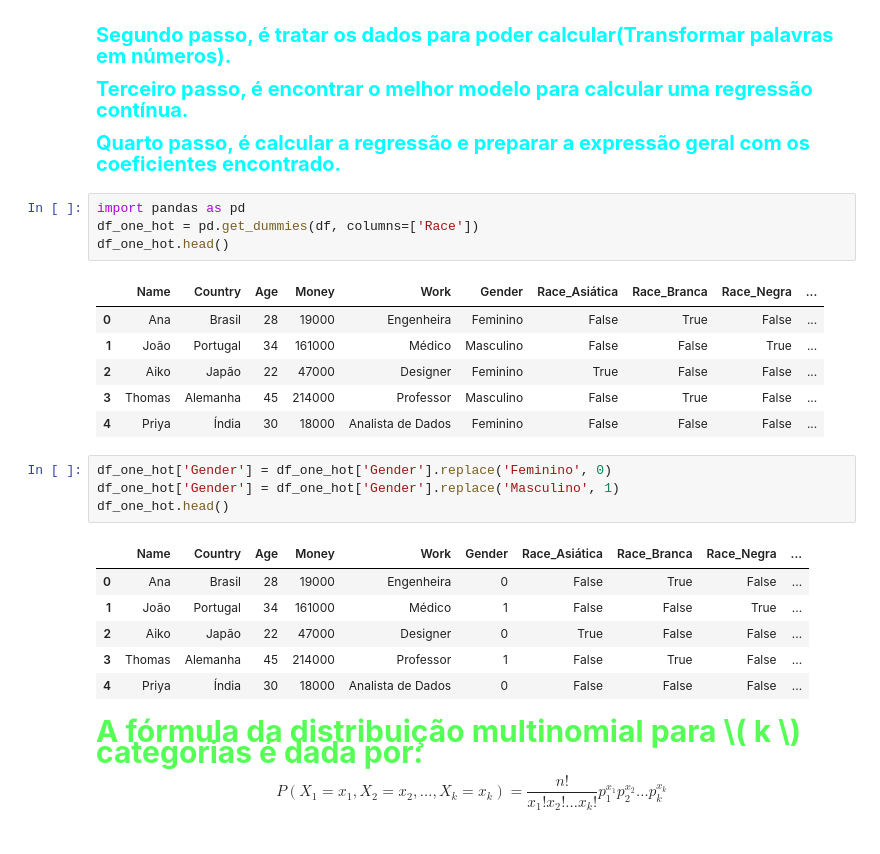
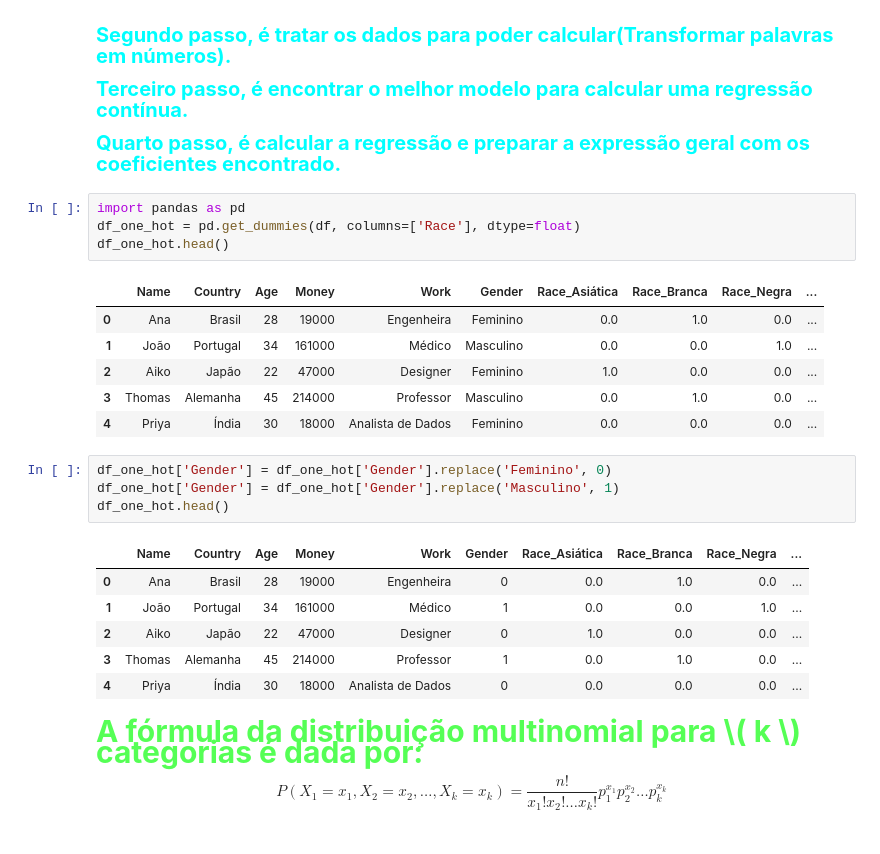
Before and after one commit to NagaoVictor/Tratamentos, a Jupyter notebook: Tratamentos.ipynb, the cells around one changed output. Drawn from its saved outputs; the diff is of its cells as text.

```diff
--- a/Tratamentos.ipynb
+++ b/Tratamentos.ipynb
@@ -298,26 +298,26 @@ sns.lmplot(x='Money', y='Age', data=df, hue='Work')
  </p>
 # %%
 import pandas as pd
-df_one_hot = pd.get_dummies(df, columns=['Race'])
+df_one_hot = pd.get_dummies(df, columns=['Race'], dtype=float)
 df_one_hot.head()
 # %% [output]
 |  | Name | Country | Age | Money | Work | Gender | Race_Asiática | Race_Branca | Race_Negra | ... |
-| 0 | Ana | Brasil | 28 | 19000 | Engenheira | Feminino | False | True | False | ... |
-| 1 | João | Portugal | 34 | 161000 | Médico | Masculino | False | False | True | ... |
-| 2 | Aiko | Japão | 22 | 47000 | Designer | Feminino | True | False | False | ... |
-| 3 | Thomas | Alemanha | 45 | 214000 | Professor | Masculino | False | True | False | ... |
-| 4 | Priya | Índia | 30 | 18000 | Analista de Dados | Feminino | False | False | False | ... |
+| 0 | Ana | Brasil | 28 | 19000 | Engenheira | Feminino | 0.0 | 1.0 | 0.0 | ... |
+| 1 | João | Portugal | 34 | 161000 | Médico | Masculino | 0.0 | 0.0 | 1.0 | ... |
+| 2 | Aiko | Japão | 22 | 47000 | Designer | Feminino | 1.0 | 0.0 | 0.0 | ... |
+| 3 | Thomas | Alemanha | 45 | 214000 | Professor | Masculino | 0.0 | 1.0 | 0.0 | ... |
+| 4 | Priya | Índia | 30 | 18000 | Analista de Dados | Feminino | 0.0 | 0.0 | 0.0 | ... |
 # %%
 df_one_hot['Gender'] = df_one_hot['Gender'].replace('Feminino', 0)
 df_one_hot['Gender'] = df_one_hot['Gender'].replace('Masculino', 1)
 df_one_hot.head()
 # %% [output]
 |  | Name | Country | Age | Money | Work | Gender | Race_Asiática | Race_Branca | Race_Negra | ... |
-| 0 | Ana | Brasil | 28 | 19000 | Engenheira | 0 | False | True | False | ... |
-| 1 | João | Portugal | 34 | 161000 | Médico | 1 | False | False | True | ... |
-| 2 | Aiko | Japão | 22 | 47000 | Designer | 0 | True | False | False | ... |
-| 3 | Thomas | Alemanha | 45 | 214000 | Professor | 1 | False | True | False | ... |
-| 4 | Priya | Índia | 30 | 18000 | Analista de Dados | 0 | False | False | False | ... |
+| 0 | Ana | Brasil | 28 | 19000 | Engenheira | 0 | 0.0 | 1.0 | 0.0 | ... |
+| 1 | João | Portugal | 34 | 161000 | Médico | 1 | 0.0 | 0.0 | 1.0 | ... |
+| 2 | Aiko | Japão | 22 | 47000 | Designer | 0 | 1.0 | 0.0 | 0.0 | ... |
+| 3 | Thomas | Alemanha | 45 | 214000 | Professor | 1 | 0.0 | 1.0 | 0.0 | ... |
+| 4 | Priya | Índia | 30 | 18000 | Analista de Dados | 0 | 0.0 | 0.0 | 0.0 | ... |
 # %% [markdown]
 <p style="color:#55FF55; font-family: 'Ink Free',  sans-serif; font-size: 30px; font-weight: bold;">
 A fórmula da distribuição multinomial para \( k \) categorias é dada por:
```
